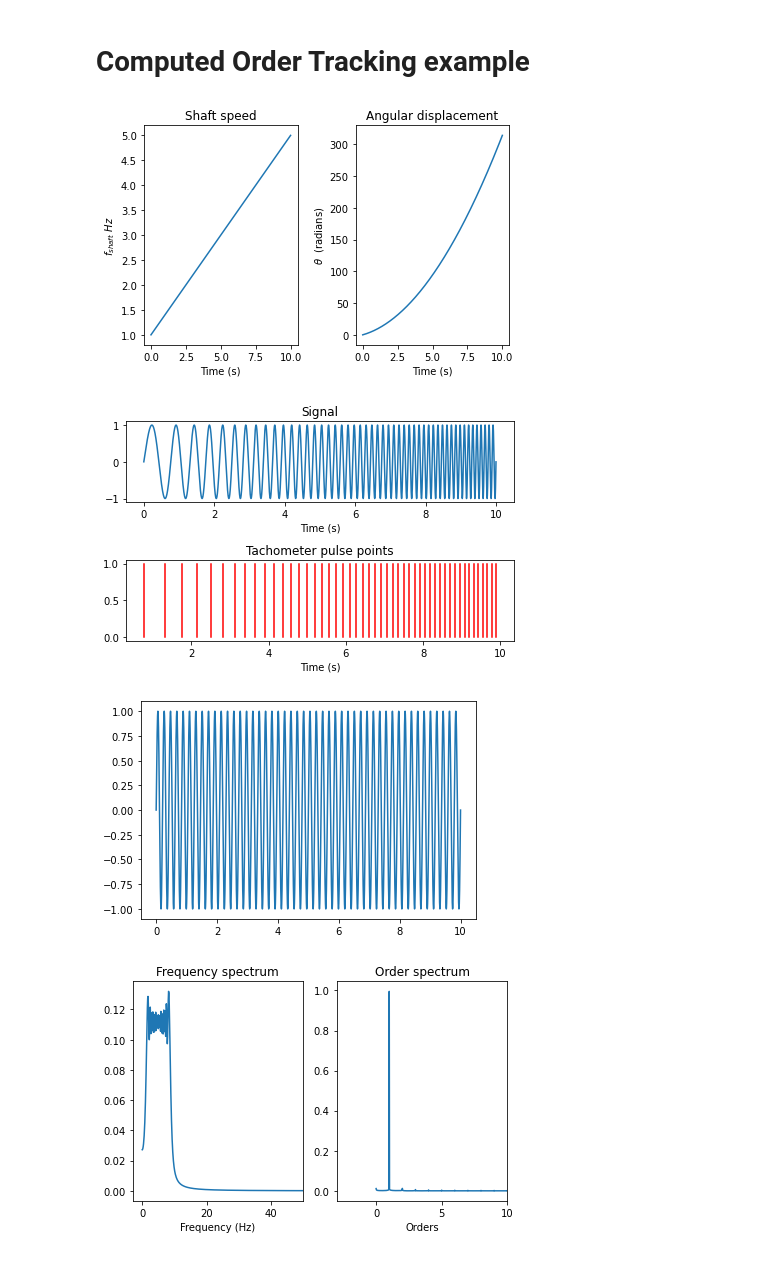
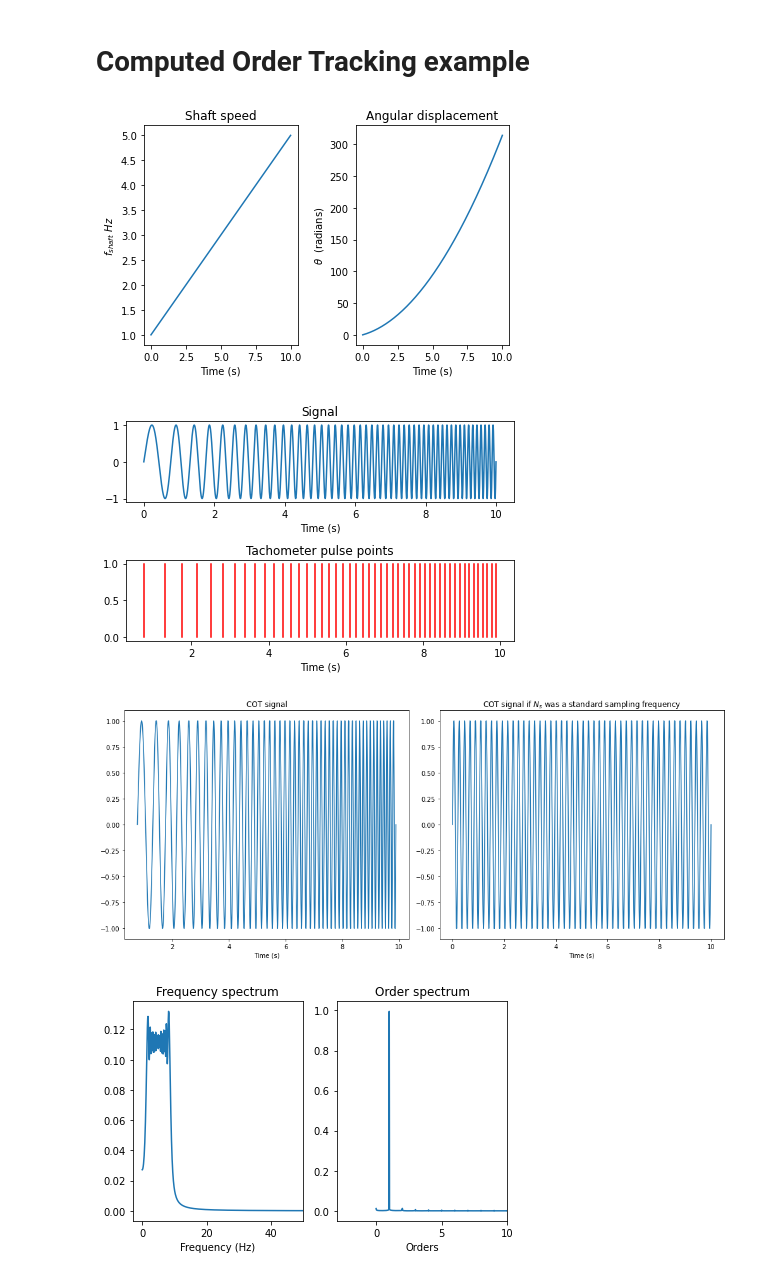
Before and after one commit to RyanBalshaw/MEV781_Tutorials, a Jupyter notebook: TSA and COT examples.ipynb, the cells around one changed output. Saved outputs shown, nothing was run; the diff lists cells and outputs as text; code cells hidden in the pictures.

Commit message:
Updated COT figure and spelling.

```diff
--- a/TSA and COT examples.ipynb
+++ b/TSA and COT examples.ipynb
@@ -107,6 +107,7 @@ fig.tight_layout()
 plt.show()
 
 COT_signal = []
+COT_time = []
 Ns =  128 #Number of orders
 
 for i in range(len(pos) - 1):
@@ -119,36 +120,48 @@ for i in range(len(pos) - 1):
     interpolated_signal = np.interp(time_interpolate, t, signal)
 
     COT_signal.append(interpolated_signal)
+    COT_time.append(time_interpolate)
 
 COT_signal = np.array(COT_signal).reshape(-1) #Reshape to correct size (hint, hint: can we get the TSA signal by changing this line a little?)
+COT_time = np.array(COT_time).reshape(-1)
 
-plt.figure()
-plt.plot(np.linspace(t0, t1, len(COT_signal)), COT_signal)
+fig, ax = plt.subplots(1, 2, figsize = (14, 6))
+ax = ax.flatten()
+ax[0].set_title("COT signal")
+ax[0].plot(COT_time, COT_signal)
+
+ax[1].set_title(r"COT signal if $N_s$ was a standard sampling frequency")
+ax[1].plot(np.linspace(t0, t1, len(COT_signal)), COT_signal)
+
+for i in ax:
+    i.set_xlabel("Time (s)")
+
+fig.tight_layout()
 plt.show()
 
 
 n_orig = len(signal)
 fft_freq_orig = np.fft.fftfreq(n_orig, 1/Fs)[0:n_orig // 2]
 fft_vals_orig = 2 /n_orig * np.abs(np.fft.fft(signal)[0:n_orig // 2])
 
 n_COT = len(COT_signal) #Should be Nr * Ns
 fft_freq_COT = np.fft.fftfreq(n_COT, 1/Ns)[0:n_COT // 2]
 fft_vals_COT = 2 /n_COT * np.abs(np.fft.fft(COT_signal)[0:n_COT // 2])
 
 fig, ax = plt.subplots(1, 2)
 ax[0].plot(fft_freq_orig, fft_vals_orig)
 ax[0].set_xlabel("Frequency (Hz)")
 ax[0].set_title("Frequency spectrum")
 ax[0].axis([-3, 50, None, None])
 
 ax[1].plot(fft_freq_COT, fft_vals_COT)
 ax[1].set_xlabel("Orders")
 ax[1].set_title("Order spectrum")
 ax[1].axis([-3, 10, None, None])
 fig.tight_layout()
 plt.show()
 # %% [output]
 [figure]
 [figure]
-[figure, old version]
+[figure, new version]
 [figure]
```
Also changed, not shown: parts of 1 cell of this notebook, 1 other file.
